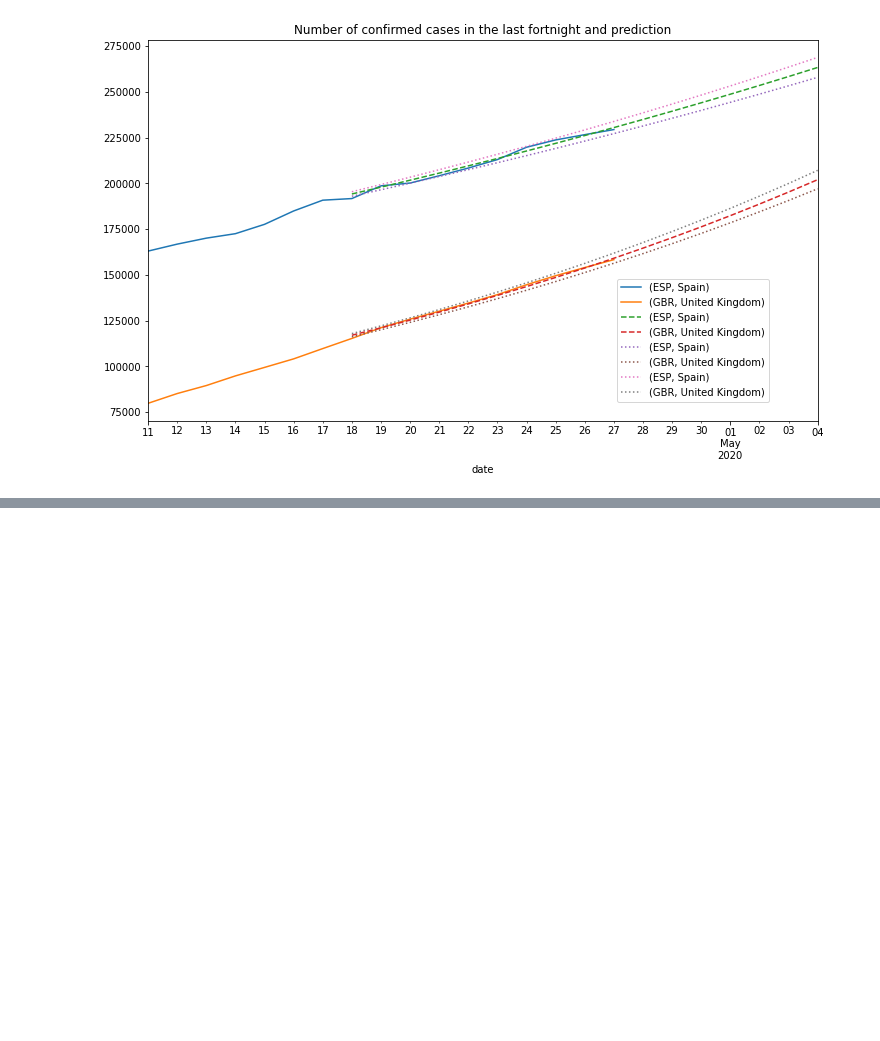
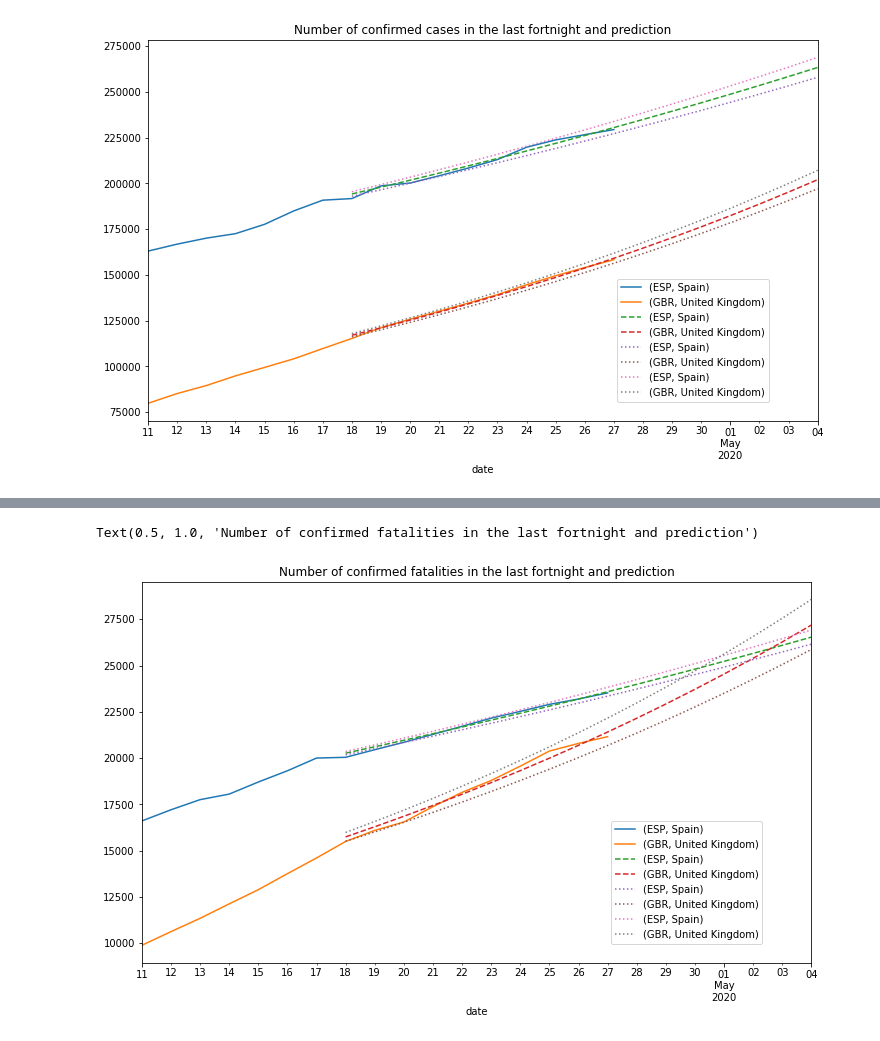
Before and after one commit to jmrr/covid19-data-analysis, a Jupyter notebook: covid19_analysis.ipynb, the cells around one changed output, grey strips where cells are left out. Drawn from its saved outputs; the diff is of its cells as text; code cells hidden in the pictures; blank space fills up the shorter version.

```diff
--- a/covid19_analysis.ipynb
+++ b/covid19_analysis.ipynb
@@ -246,0 +242,13 @@ predicted_cases
+# %%
+last_fortnight = dead.iloc[-NUM_DAYS:]
+
+ax = last_fortnight[countries_of_interest].plot(figsize=(12, 7))
+predicted_cases["prediction"][countries_of_interest].plot(ax=ax, style="--")
+predicted_cases["lower_bound"][countries_of_interest].plot(ax=ax, style=":")
+predicted_cases["upper_bound"][countries_of_interest].plot(ax=ax, style=":")
+
+plt.legend(loc=(0.7, 0.05))
+ax.set_title("Number of confirmed fatalities in the last fortnight and prediction")
+# %% [output]
+Text(0.5, 1.0, 'Number of confirmed fatalities in the last fortnight and prediction')
+[figure, added]
```
Also changed, not shown: parts of 11 cells of this notebook.
